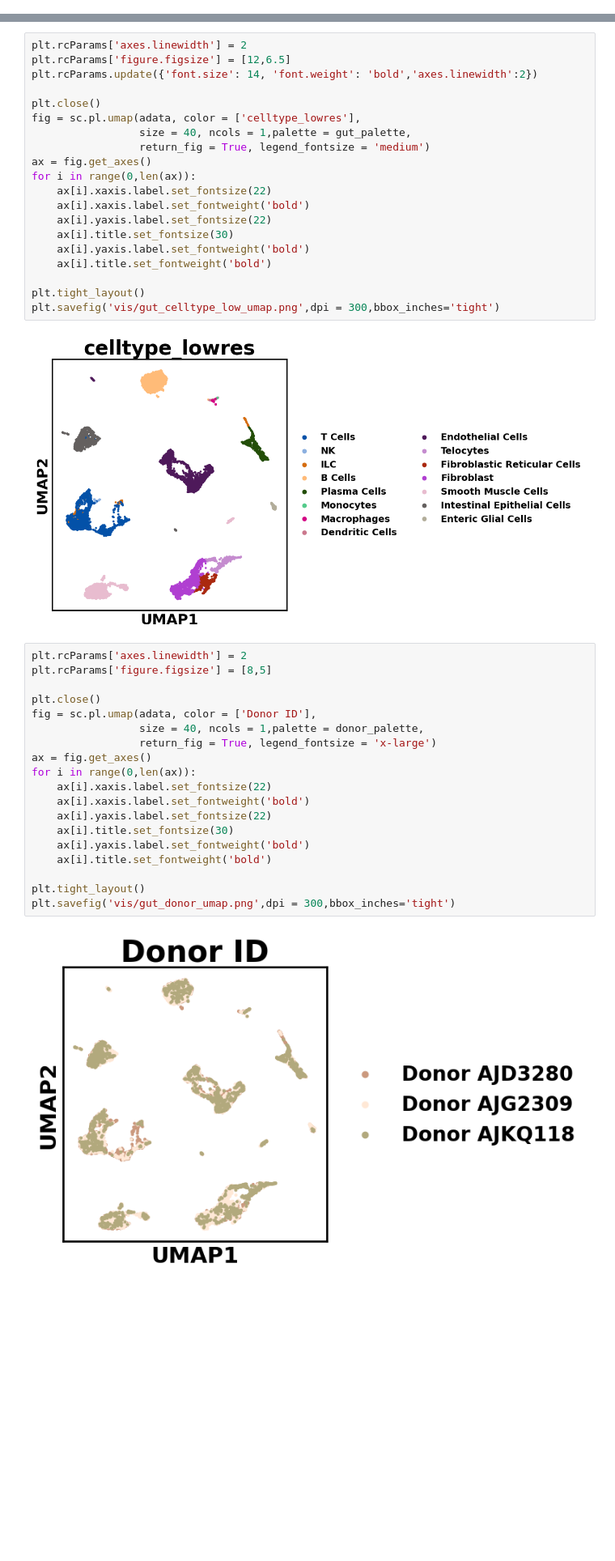
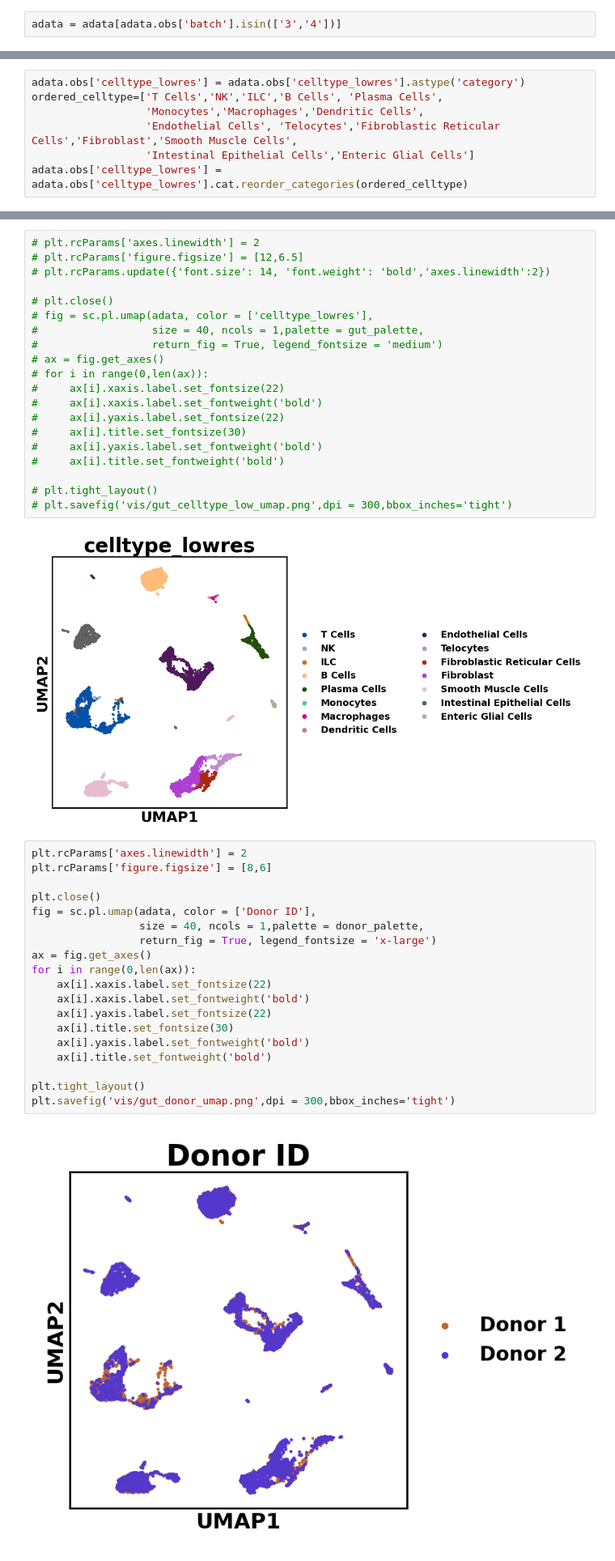
Before and after one commit to Ran-x2/gut-liver-whole-tissue, a Jupyter notebook: gut_visualization.ipynb, the cells around one changed output, grey strips where cells are left out. Shown at 81% size. Saved outputs shown, nothing was run; the diff lists cells and outputs as text; blank space fills up the shorter version.

Commit message:
update for better overview figures

```diff
--- a/gut_visualization.ipynb
+++ b/gut_visualization.ipynb
@@ -43 +87,3 @@ adata.obs['Donor ID'] = adata.obs['Donor ID'].map({'3':'Donor AJD3280','4':'Dono
+# %%
+adata = adata[adata.obs['batch'].isin(['3','4'])]
 # %%
@@ -57,0 +140,7 @@ adata.obs['celltype_lowres'] = adata.obs['celltype_lowres'].cat.reorder_categori
+# %%
+adata.obs['celltype_lowres'] = adata.obs['celltype_lowres'].astype('category')
+ordered_celltype=['T Cells','NK','ILC','B Cells', 'Plasma Cells',
+                  'Monocytes','Macrophages','Dendritic Cells',
+                  'Endothelial Cells', 'Telocytes','Fibroblastic Reticular Cells','Fibroblast','Smooth Muscle Cells',
+                  'Intestinal Epithelial Cells','Enteric Glial Cells']
+adata.obs['celltype_lowres'] = adata.obs['celltype_lowres'].cat.reorder_categories(ordered_celltype)
@@ -58,43 +347,43 @@ adata.obs['celltype_lowres'] = adata.obs['celltype_lowres'].cat.reorder_categori
 # %%
-plt.rcParams['axes.linewidth'] = 2
-plt.rcParams['figure.figsize'] = [12,6.5]
-plt.rcParams.update({'font.size': 14, 'font.weight': 'bold','axes.linewidth':2})
+# plt.rcParams['axes.linewidth'] = 2
+# plt.rcParams['figure.figsize'] = [12,6.5]
+# plt.rcParams.update({'font.size': 14, 'font.weight': 'bold','axes.linewidth':2})
 
-plt.close()
-fig = sc.pl.umap(adata, color = ['celltype_lowres'],
-                 size = 40, ncols = 1,palette = gut_palette,
-                 return_fig = True, legend_fontsize = 'medium')
-ax = fig.get_axes()
-for i in range(0,len(ax)):
-    ax[i].xaxis.label.set_fontsize(22)
-    ax[i].xaxis.label.set_fontweight('bold')
-    ax[i].yaxis.label.set_fontsize(22)
-    ax[i].title.set_fontsize(30)
-    ax[i].yaxis.label.set_fontweight('bold')
-    ax[i].title.set_fontweight('bold')
+# plt.close()
+# fig = sc.pl.umap(adata, color = ['celltype_lowres'],
+#                  size = 40, ncols = 1,palette = gut_palette,
+#                  return_fig = True, legend_fontsize = 'medium')
+# ax = fig.get_axes()
+# for i in range(0,len(ax)):
+#     ax[i].xaxis.label.set_fontsize(22)
+#     ax[i].xaxis.label.set_fontweight('bold')
+#     ax[i].yaxis.label.set_fontsize(22)
+#     ax[i].title.set_fontsize(30)
+#     ax[i].yaxis.label.set_fontweight('bold')
+#     ax[i].title.set_fontweight('bold')
 
-plt.tight_layout()
-plt.savefig('vis/gut_celltype_low_umap.png',dpi = 300,bbox_inches='tight')
+# plt.tight_layout()
+# plt.savefig('vis/gut_celltype_low_umap.png',dpi = 300,bbox_inches='tight')
 # %% [output]
 [figure]
 # %%
 plt.rcParams['axes.linewidth'] = 2
-plt.rcParams['figure.figsize'] = [8,5]
+plt.rcParams['figure.figsize'] = [8,6]
 
 plt.close()
 fig = sc.pl.umap(adata, color = ['Donor ID'],
                  size = 40, ncols = 1,palette = donor_palette,
                  return_fig = True, legend_fontsize = 'x-large')
 ax = fig.get_axes()
 for i in range(0,len(ax)):
     ax[i].xaxis.label.set_fontsize(22)
     ax[i].xaxis.label.set_fontweight('bold')
     ax[i].yaxis.label.set_fontsize(22)
     ax[i].title.set_fontsize(30)
     ax[i].yaxis.label.set_fontweight('bold')
     ax[i].title.set_fontweight('bold')
 
 plt.tight_layout()
 plt.savefig('vis/gut_donor_umap.png',dpi = 300,bbox_inches='tight')
 # %% [output]
-[figure, old version]
+[figure, new version]
```
Also changed, not shown: parts of 35 cells of this notebook, 1 other file.
